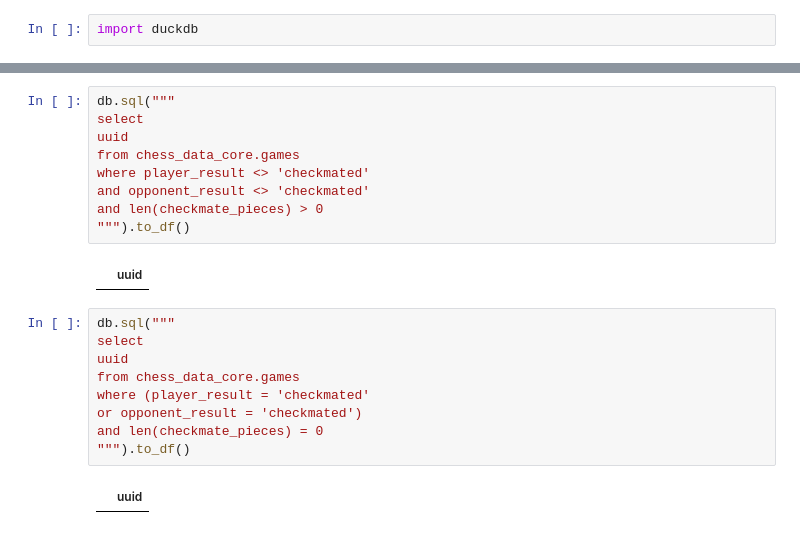
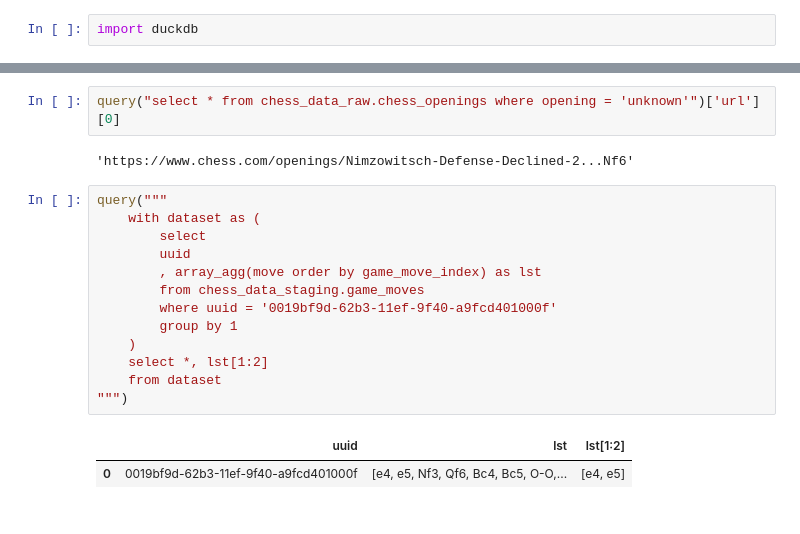
Before and after one commit to jkwd/chess_dashboard, a Jupyter notebook: chess_dagster/Untitled1.ipynb, the cells around one changed output, grey strips where cells are left out. Cells and saved outputs as stored; diff of their text form.

```diff
--- a/chess_dagster/Untitled1.ipynb
+++ b/chess_dagster/Untitled1.ipynb
@@ -28,22 +25,20 @@ db.sql("select * from information_schema.tables")
-# %%
-db.sql("""
-select
-uuid
-from chess_data_core.games
-where player_result <> 'checkmated'
-and opponent_result <> 'checkmated'
-and len(checkmate_pieces) > 0
-""").to_df()
-# %% [output]
-|  | uuid |
-# %%
-db.sql("""
-select
-uuid
-from chess_data_core.games
-where (player_result = 'checkmated'
-or opponent_result = 'checkmated')
-and len(checkmate_pieces) = 0
-""").to_df()
-# %% [output]
-|  | uuid |
+# %%
+query("select * from chess_data_raw.chess_openings where opening = 'unknown'")['url'][0]
+# %% [output]
+'https://www.chess.com/openings/Nimzowitsch-Defense-Declined-2...Nf6'
+# %%
+query("""
+    with dataset as (
+        select
+        uuid
+        , array_agg(move order by game_move_index) as lst
+        from chess_data_staging.game_moves
+        where uuid = '0019bf9d-62b3-11ef-9f40-a9fcd401000f'
+        group by 1
+    )
+    select *, lst[1:2]
+    from dataset
+""")
+# %% [output]
+|  | uuid | lst | lst[1:2] |
+| 0 | 0019bf9d-62b3-11ef-9f40-a9fcd401000f | [e4, e5, Nf3, Qf6, Bc4, Bc5, O-O,... | [e4, e5] |
```
Also changed, not shown: parts of 5 cells of this notebook.
